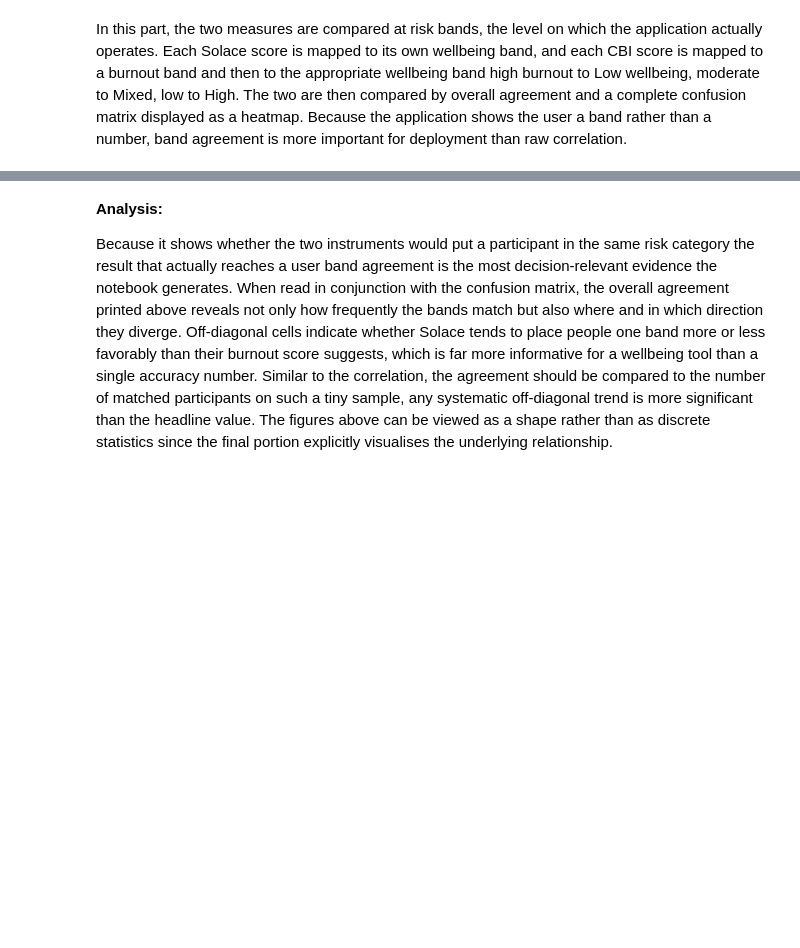
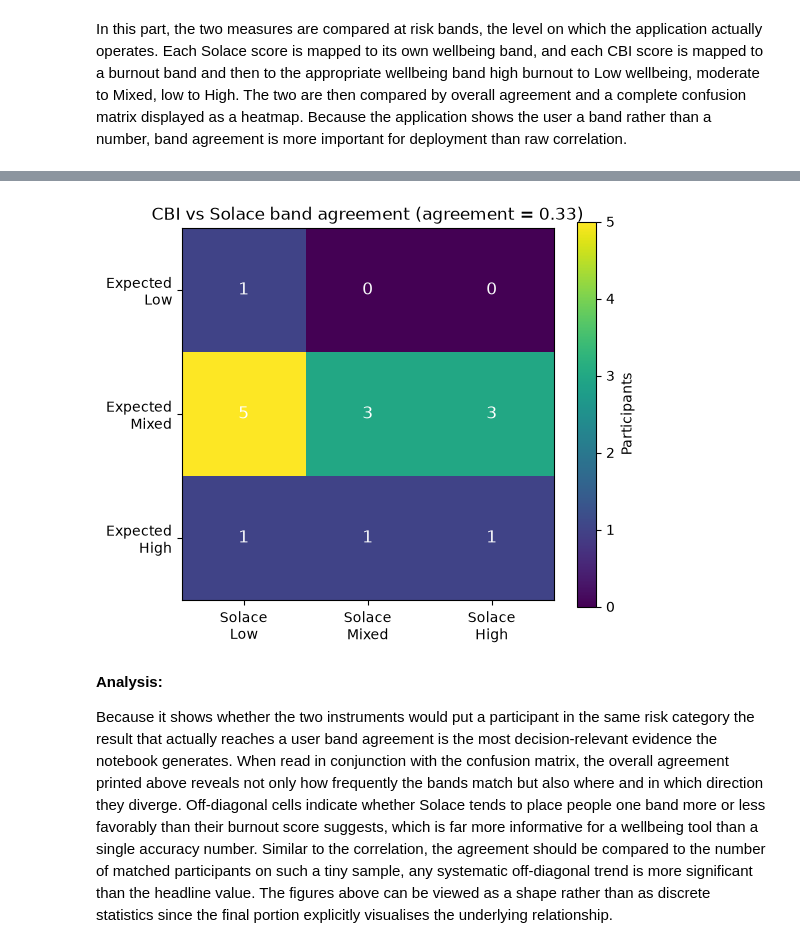
Before and after one commit to SubathraSIM/CM3020_Solace_Wellbeing_Monitoring_FYP, a Jupyter notebook: Notebooks/Evaluation/cbi_validation.ipynb, the cells around one changed output, grey strips where cells are left out. Drawn from its saved outputs; the diff is of its cells as text; code cells hidden in the pictures; blank space fills up the shorter version.

```diff
--- a/Notebooks/Evaluation/cbi_validation.ipynb
+++ b/Notebooks/Evaluation/cbi_validation.ipynb
@@ -56,6 +63,6 @@ RESPONSES_FILE = PROJECT_ROOT / "User Testing" / "Wellbeing_Check.csv"
 # %%
 # recording directory
-RECORDINGS_DIR = PROJECT_ROOT / "User Testing" / "Recordings"
+RECORDINGS_DIR = PROJECT_ROOT / "User_testing" / "Recordings"
 # %%
 # define languages list
 LANGUAGES = ["English", "Malay", "Chinese", "Tamil"]
@@ -273,23 +282,46 @@ def solace_wellbeing(video_path, audio_path, language):
+# %%
+# Score audio or video using the app's pipeline
+def solace_wellbeing(video_path, audio_path, language):
+    # if video path is not none
+    if video_path is not None:
+        recording_path = video_path
+        recording_type = "video"
+    else:
+        # recording path and type
+        recording_path = audio_path
+        recording_type = "audio"
+    # pipeline results
+    result = pipeline.analyse(
+        str(recording_path),
+        recording_type,
+        lambda message: None,
+        language_name=language
+    )
+    # return the results
+    return result["wellbeing_score"], recording_type
 # %%
 # define score rows list
 score_rows = []
 # %%
 for participant_id in responses_df["participant_id"]:
-    # language, video path and audio path
     language, video_path, audio_path = recording_index.get(participant_id, (None, None, None))
-    if video_path is None:
+
+    # Skip only when neither recording is available
+    if video_path is None and audio_path is None:
         print("Missing recording for:", participant_id)
         continue
+
     try:
         print(f"Scoring {participant_id} ({language})")
-        # wellbeing calcualte
-        wellbeing = solace_wellbeing(video_path, audio_path, language)
-        # score rows append to the list
+        # solace wellbeing pipeline
+        wellbeing, recording_type = solace_wellbeing(video_path, audio_path, language)
+        # scores rows append the results
         score_rows.append({
             "participant_id": participant_id,
             "language": language,
+            "recording_type": recording_type,
             "wellbeing_score": wellbeing
         })
     # error
     except Exception as error:
-        print(f"  Failed to score {participant_id}: {error}")
+        print(f"Failed to score {participant_id}: {error}")
@@ -308,7 +391,7 @@ This section reports the number of complete pairings on which the analysis is ba
 # %%
 # study dataframe response
 study_df = responses_df.merge(
-    scores_df[["participant_id", "language", "wellbeing_score"]],
+    scores_df[["participant_id", "language", "recording_type", "wellbeing_score"]],
     on="participant_id",
     how="inner"
 )
@@ -419,22 +553,24 @@ agreement_matrix
 # %%
 # CBI vs Solace band agreement bar graph
 fig, ax = plt.subplots(figsize=(6, 5))
 im = ax.imshow(agreement_matrix.values)
 ax.set_xticks(range(len(labels)))
 ax.set_yticks(range(len(labels)))
 ax.set_xticklabels([f"Solace\n{label}" for label in labels])
 ax.set_yticklabels([f"Expected\n{label}" for label in labels])
 for row in range(agreement_matrix.shape[0]):
     for col in range(agreement_matrix.shape[1]):
         # set count
         count = agreement_matrix.values[row, col]
         # compute colour
-        colour = "white" if count > agreement_matrix.values.max() / 2 else "#243D67"
+        colour = "white" if count > agreement_matrix.values.max() / 2 else "#F9FAFB"
         ax.text(col, row, str(count), ha="center", va="center", color=colour, fontsize=12)
 # set title
 ax.set_title(f"CBI vs Solace band agreement (agreement = {agreement:.2f})")
 plt.colorbar(im, ax=ax, label="Participants")
 plt.show()
+# %% [output]
+[figure, added]
 # %% [markdown]
 **Analysis:**
 
```
Also changed, not shown: parts of 25 cells of this notebook, 16 other files.
